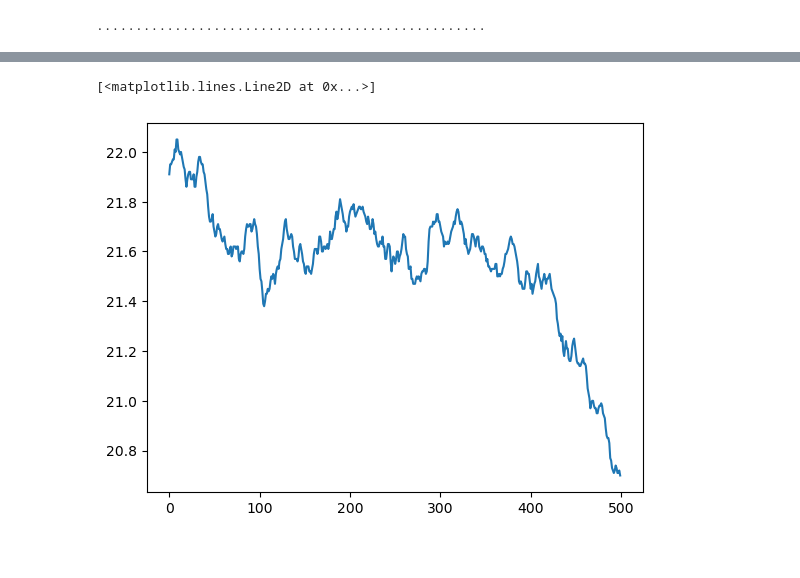
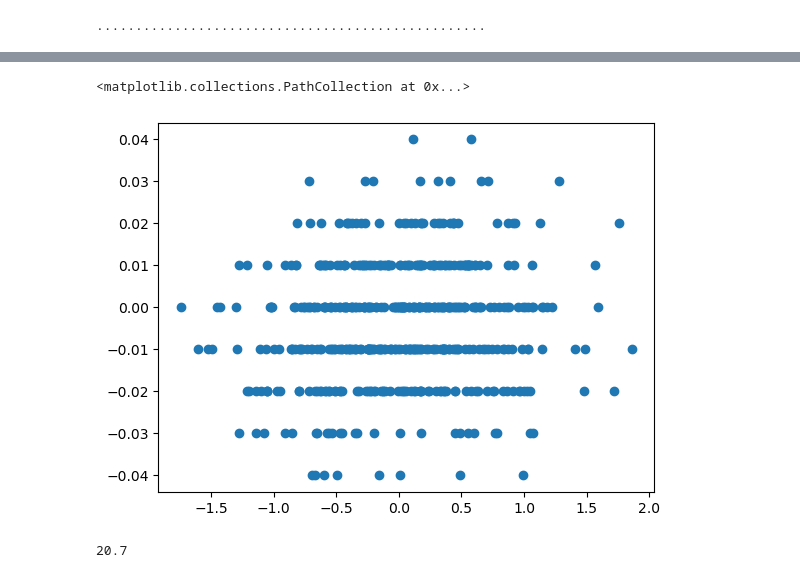
Before and after one commit to TGChenZP/SIG-Hack_AlgoTrading2024__GroupWork__Py, a Jupyter notebook: Lead Lag Correlation.ipynb, the cells around one changed output, grey strips where cells are left out. Drawn from its saved outputs; the diff is of its cells as text; code cells hidden in the pictures.

```diff
--- a/Lead Lag Correlation.ipynb
+++ b/Lead Lag Correlation.ipynb
@@ -251,5 +257,9 @@ plt.scatter(results.predict(X), y)
 # %%
-plt.plot(df[f'stock_38'])
+plt.scatter(df[f'stock_22'].diff(), df[f'stock_27'].diff())
 # %% [output]
-[<matplotlib.lines.Line2D at 0x...>]
+<matplotlib.collections.PathCollection at 0x...>
-[figure, old version]
+[figure, new version]
+# %%
+df.iloc[-1][f'stock_38']
+# %% [output]
+20.7
```
Also changed, not shown: parts of 5 cells of this notebook, 2 other files.
